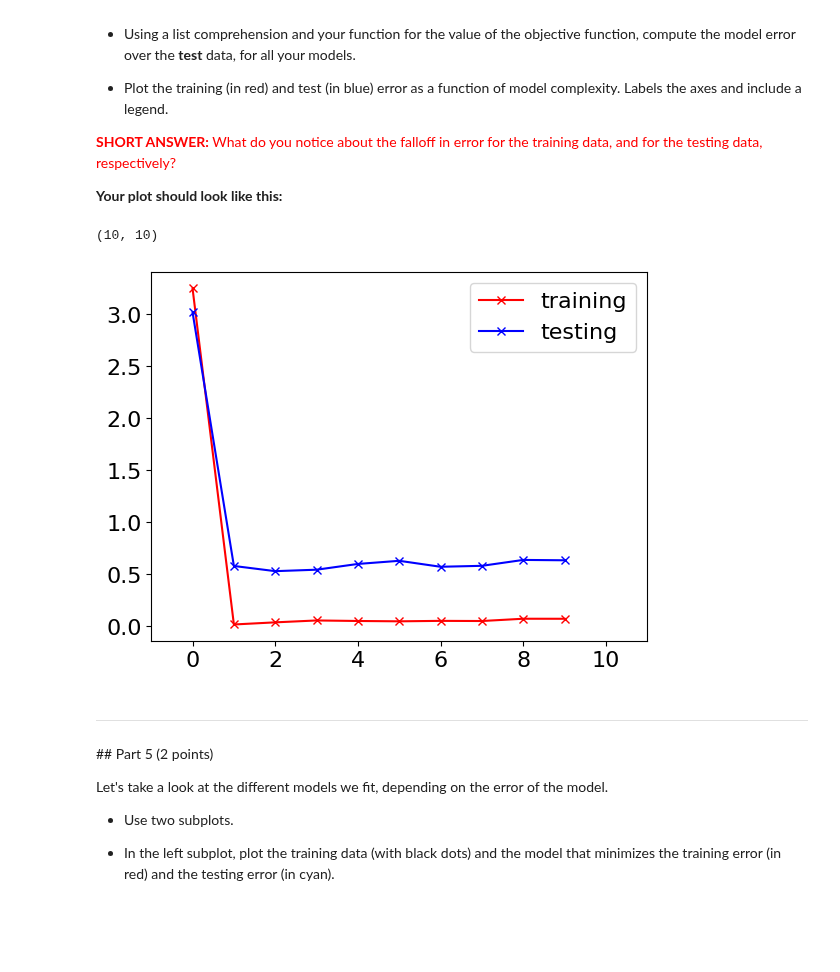
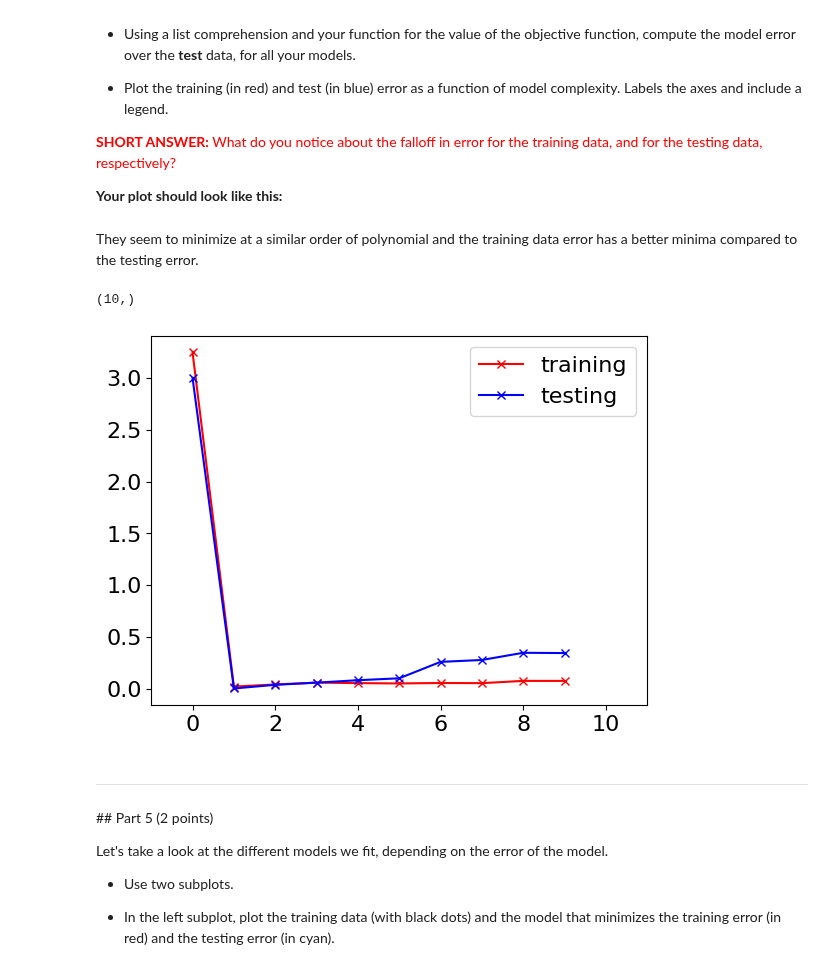
Before and after one commit to Urvi-M/BE559, a Jupyter notebook: Homework2_part2_V2.ipynb, the cells around one changed output. Drawn from its saved outputs; the diff is of its cells as text; code cells hidden in the pictures; blank space fills up the shorter version.

```diff
--- a/Homework2_part2_V2.ipynb
+++ b/Homework2_part2_V2.ipynb
@@ -47,11 +47,12 @@ Regenerate our `sin` data from assisgnemtn 2.1:
 
 **Your plot should look like this:**
 # %%
-x=np.linspace(0,1-1/12,12)
+x=np.array(np.linspace(0,1-1/12,12))
 y=np.sin(x*6)
 np.random.seed(3)
 t=np.random.normal(y,scale=0.25)
-plt.figure(figsize=(10,6))
+
+plt.figure(figsize=(8,5))
 xplot =np.arange(0,1,0.01)
 yplot=np.sin(xplot*6)
 plt.plot(xplot,yplot,'g')
@@ -85,17 +86,25 @@ n=10
 def poly(X,n):
   squares = [[X[j]**i for j in range(len(X))]for i in range(0,n)]
   return squares
+
 def dotp(x,b):
   a=poly(x,n)
   prod = np.array(np.dot(b,a))
   return prod
+
+def ols1(x,n,t):
+  X = poly(x,n)
+  Xty= t @ np.transpose(X)
+  # np.shape(Xty)
+  A = (np.linalg.inv((X)@ np.transpose(X)))@Xty
+  return A
 
 def ssd(x,b,t):
   bx=dotp(x,b)
   J = 1/2*(np.sum((t-bx)**2))
   return J
 
-def ols(x,t):
+def ols2(x,t):
   a = np.transpose(poly(x,n))
   S = np.linalg.lstsq(a,t,rcond=None)[0]
   return S
@@ -111,7 +120,7 @@ print(np.shape(dotp(x,b0)))
 To perform cross-validation we need data for training the model, and then **new** data to test the model. Generate a new dataset called `ttest` by adding new random noise to `y`. Use `seed=4`.
 # %%
 np.random.seed(4)
-ttest=np.random.normal(y,scale=0.25) #arbitrary noise
+ttest=np.random.normal(y,scale=0.15) #arbitrary noise
 # %% [markdown]
 ---
 ## Part 4 (4 points)
@@ -129,22 +138,36 @@ In assignment 2.1, we began to see the signs of overfitting: overly complex mode
 <font color='red'>**SHORT ANSWER:** What do you notice about the falloff in error for the training data, and for the testing data, respectively?
 
 **Your plot should look like this:**
+# %% [markdown]
+They seem to minimize at a similar order of polynomial and the training data error has a better minima compared to the testing error.
 # %%
-models=poly(x,n)# each row is a model
-b=[ols(models[i],t) for i in range(n)]
-print(np.shape(b)) # each row has a b for a model
+# b0 = np.random.normal(loc =0,scale =0.01,size=n)
+models=np.array(poly(x,n))# each row is a model
 
+# b=np.zeros(n)
+# b_test=np.zeros(n)
+# b=np.array([ols1(x,n,t)])
+# b_test=np.array([ols1(x,n,ttest)])
+
+# print(np.shape(models))
+
+# J_error += [ssd(models,b[i],t) for i in range(n)]
+# J_error_test += [ssd(models,b_test[i],ttest) for i in range(n) ]
+
+b= [ols2(models[i],t) for i in range(n)]
+b_test= [ols2(models[i],ttest)for i in range(n)]
 error = [ssd(models[i],b[i],t) for i in range(n)]
-error_test = [ssd(models[i],b[i],ttest) for i in range(n)]
+error_test = [ssd(models[i],b_test[i],ttest) for i in range(n)]
 
+print(np.shape(error))
 plt.plot(range(n),error,'rx-',label='training')
 plt.plot(range(n),error_test,'bx-',label='testing')
 plt.xlim([-1,n+1])
 plt.legend()
 plt.show()
 # %% [output]
-(10, 10)
+(10,)
-[figure, old version]
+[figure, new version]
 # %% [markdown]
 ---
 ## Part 5 (2 points)
```
Also changed, not shown: parts of 10 cells of this notebook.
